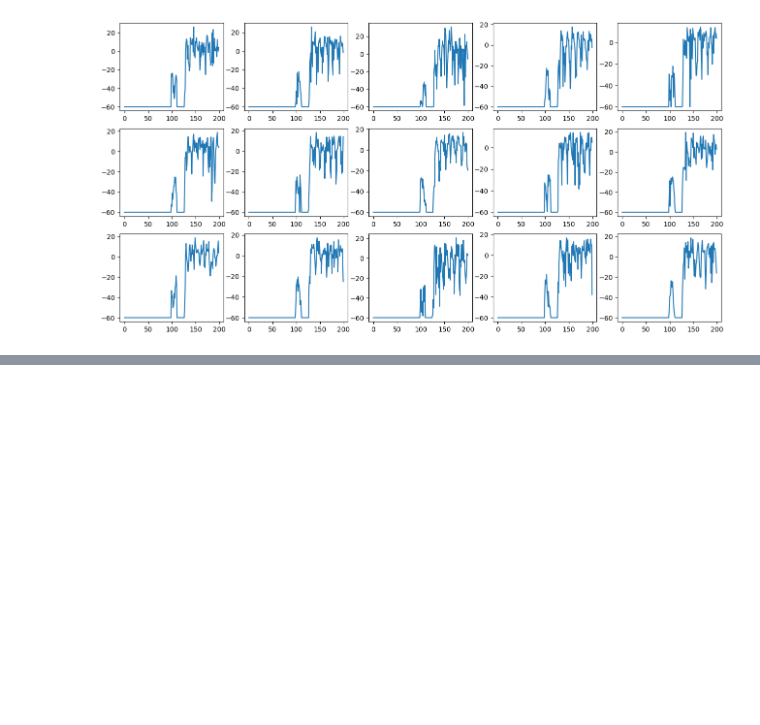
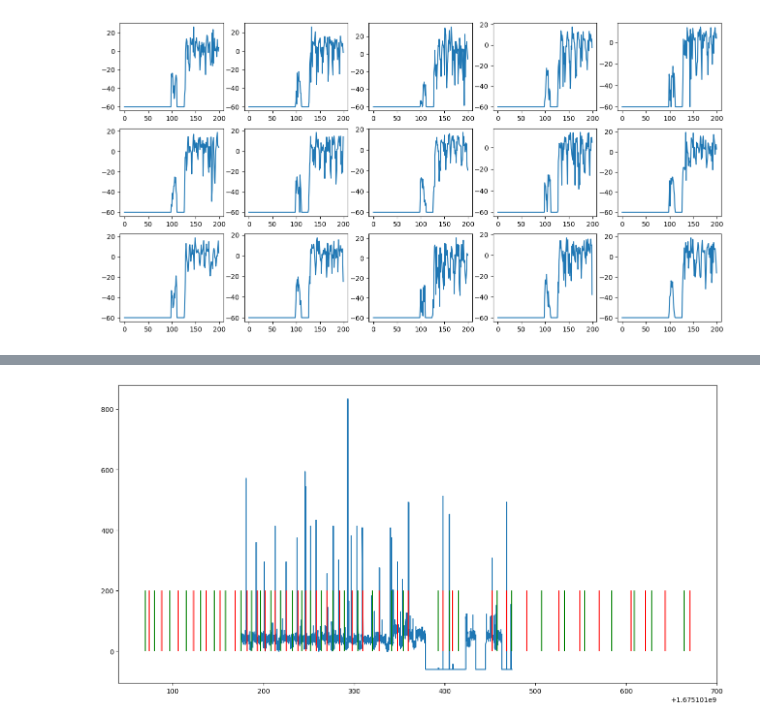
Before and after one commit to fabfarm/ai_energy_monitor, a Jupyter notebook: scripts/EDA.ipynb, the cells around one changed output, grey strips where cells are left out. Cells and saved outputs as stored; diff of their text form; code cells hidden in the pictures; blank space fills up the shorter version.

```diff
--- a/scripts/EDA.ipynb
+++ b/scripts/EDA.ipynb
@@ -49,0 +106,20 @@ plt.show()
+# %%
+with open("lamp-laptop/readings.csv") as f:
+    raw = f.readlines()
+    period = int(raw[0])
+    timestamp = int(raw[1])
+    data = [e.split(",") for e in raw[2:-1]]
+
+    readings = [float(e[0]) for e in data]
+    diffs = [int(e[1]) for e in data]
+    timestamps = [timestamp + e for e in diffs]
+    data = list(zip(timestamps, readings))
+
+with open("lamp-laptop/appliances.csv") as f:
+    raw = f.readlines()
+    raw = [e.split(",") for e in raw]
+    timestamps = [int(e[0]) for e in raw]
+    events = [e[1].strip() for e in raw]
+    events = list(zip(timestamps, events))
+
+data[:5], events[:5]
@@ -49,0 +137,8 @@ plt.show()
+# %%
+plt.gcf().set_size_inches(16, 8)
+plt.plot([e[0] for e in data], [e[1] for e in data])
+plt.vlines([e[0] for e in events if e[1] == "i"], 0, 200, colors="g")
+plt.vlines([e[0] for e in events if e[1] == "o"], 0, 200, colors="r")
+plt.show()
+# %% [output]
+[figure, added]
```
Also changed, not shown: parts of 9 cells of this notebook, 4 other files.
